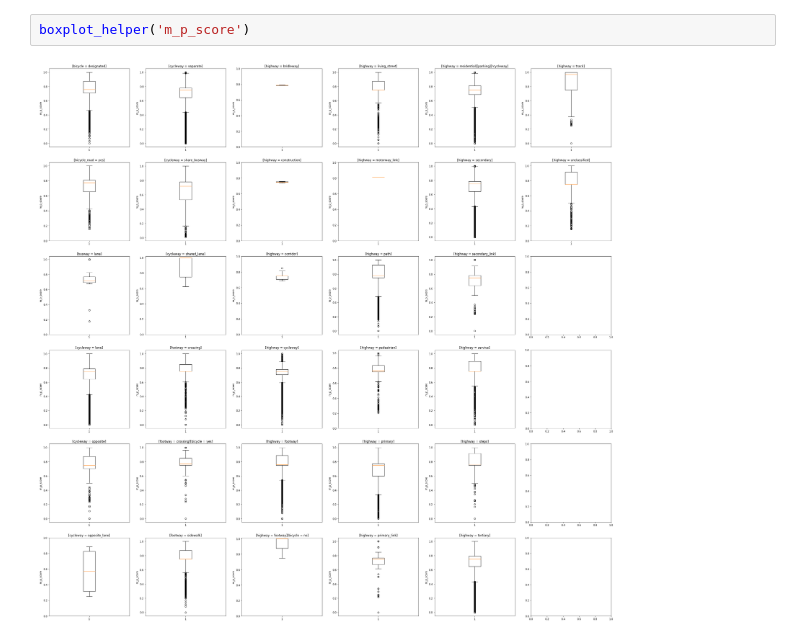
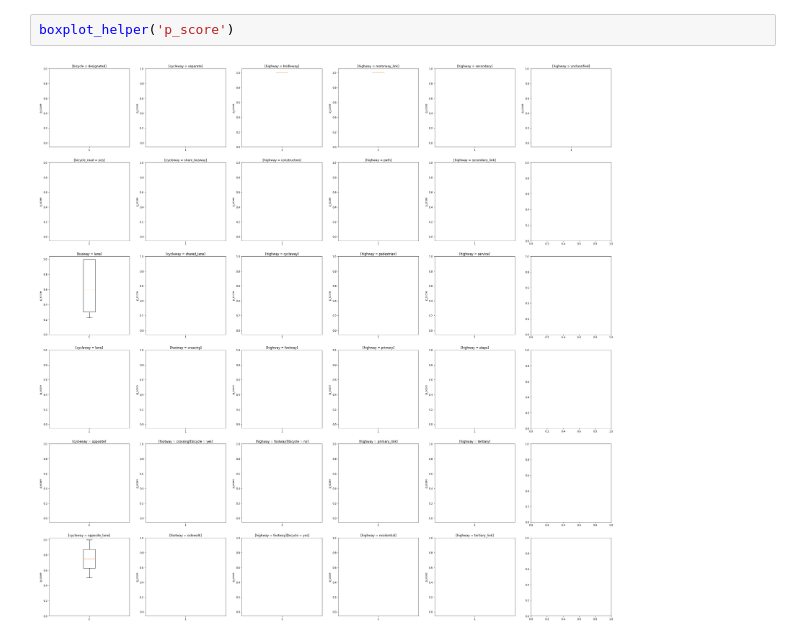
Before and after one commit to ADSP22-WhyDoesNoOneCycleHere/Safety-Assessment, a Jupyter notebook: notebooks/Box_and_Scatter.ipynb, the cells around one changed output. Saved outputs shown, nothing was run; the diff lists cells and outputs as text.

```diff
--- a/notebooks/Box_and_Scatter.ipynb
+++ b/notebooks/Box_and_Scatter.ipynb
@@ -92,7 +111,7 @@ boxplot_helper('p_score')
 # %%
-boxplot_helper('m_p_score')
+boxplot_helper('p_score')
 # %% [output]
-[figure, old version]
+[figure, new version]
 # %%
 boxplot_helper('s_score')
 # %% [output]
```
Also changed, not shown: parts of 8 cells of this notebook.
